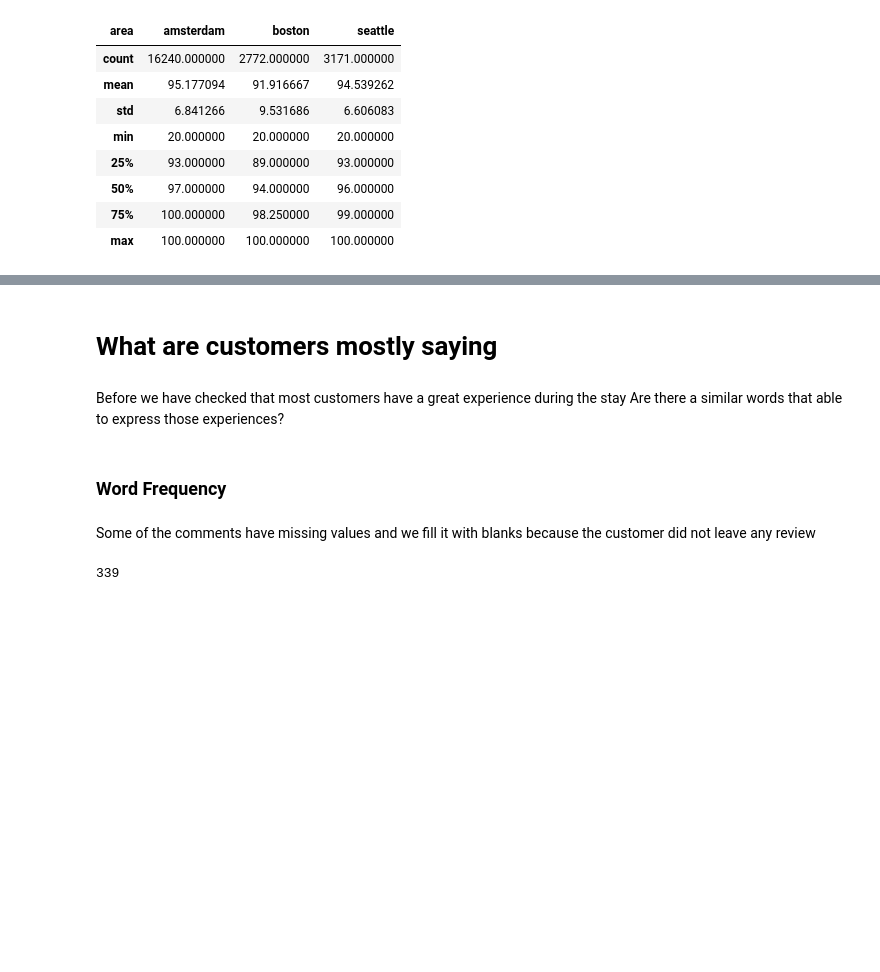
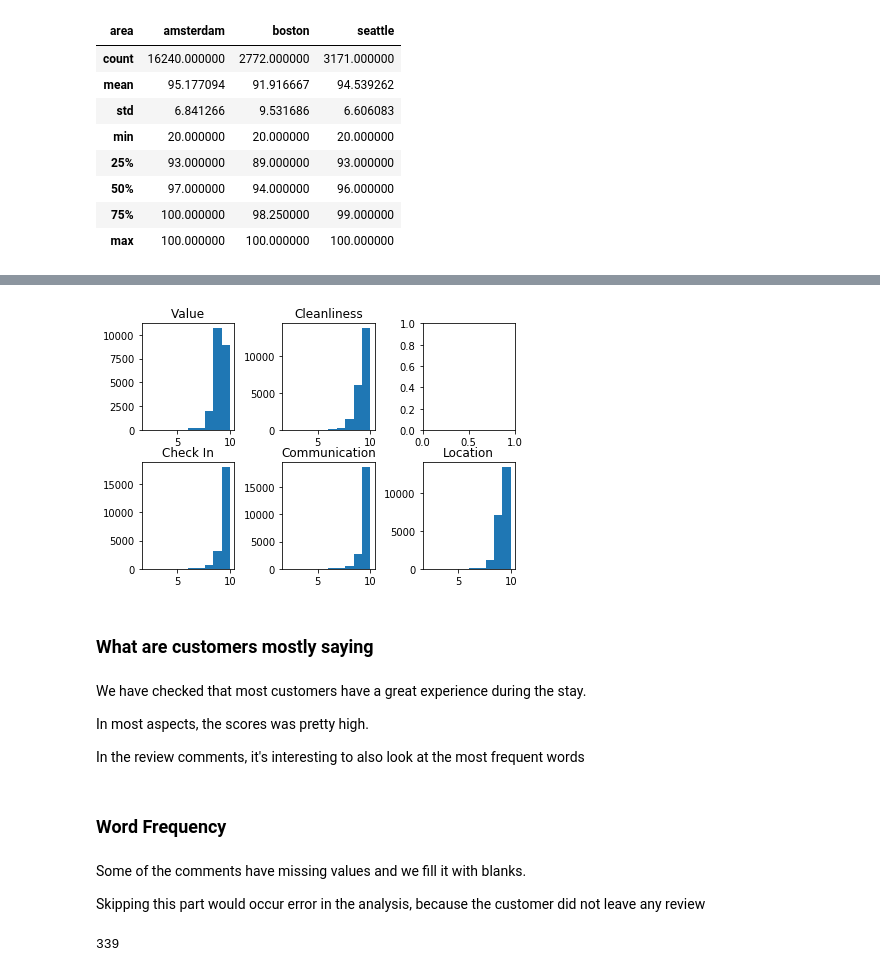
Before and after one commit to sarumaha/airbnb_sentiment_analysis, a Jupyter notebook: airbnb_sentiment_analysis.ipynb, the cells around one changed output, grey strips where cells are left out. Cells and saved outputs as stored; diff of their text form; code cells hidden in the pictures; blank space fills up the shorter version.

Commit message:
reformat analysis

```diff
--- a/airbnb_sentiment_analysis.ipynb
+++ b/airbnb_sentiment_analysis.ipynb
@@ -134,12 +115,36 @@ We'll take a look at these bad reviews later and what kind of unpleasant experie
+# %%
+import matplotlib.pyplot as plt
+
+fig, ax = plt.subplots(2, 3)
+fig.tight_layout()
+
+ax[0, 0].hist(concat_list_df["review_scores_value"]) #row=0, col=0
+ax[0, 0].set_title('Value')
+ax[1, 0].hist(concat_list_df["review_scores_checkin"]) #row=1, col=0
+ax[1, 0].set_title('Check In')
+ax[0, 1].hist(concat_list_df["review_scores_cleanliness"]) #row=0, col=1
+ax[0, 1].set_title('Cleanliness')
+ax[1, 1].hist(concat_list_df["review_scores_communication"]) #row=1, col=1
+ax[1, 1].set_title('Communication')
+ax[1, 2].hist(concat_list_df["review_scores_location"]) #row=1, col=1
+ax[1 ,2].set_title('Location')
+plt.show()
+# %% [output]
+[figure, added]
 # %% [markdown]
-# What are customers mostly saying
+### What are customers mostly saying
-# %% [markdown]
-Before we have checked that most customers have a great experience during the stay
-Are there a similar words that able to express those experiences?
+# %% [markdown]
+We have checked that most customers have a great experience during the stay.
+
+In most aspects, the scores was pretty high.
+
+In the review comments, it's interesting to also look at the most frequent words
 # %% [markdown]
 ### Word Frequency
 # %% [markdown]
-Some of the comments have missing values and we fill it with blanks because the customer did not leave any review
+Some of the comments have missing values and we fill it with blanks.
+
+Skipping this part would occur error in the analysis, because the customer did not leave any review
 # %%
 #count missing values
 concat_rev_df['comments'].isnull().sum()
```
Also changed, not shown: parts of 36 cells of this notebook.
